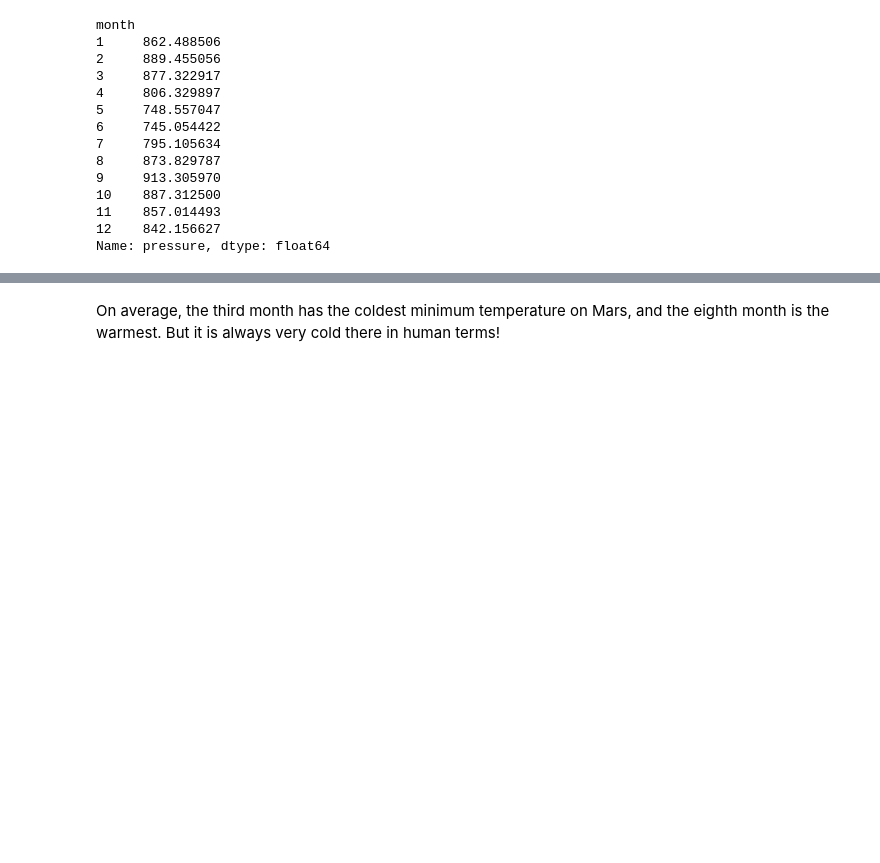
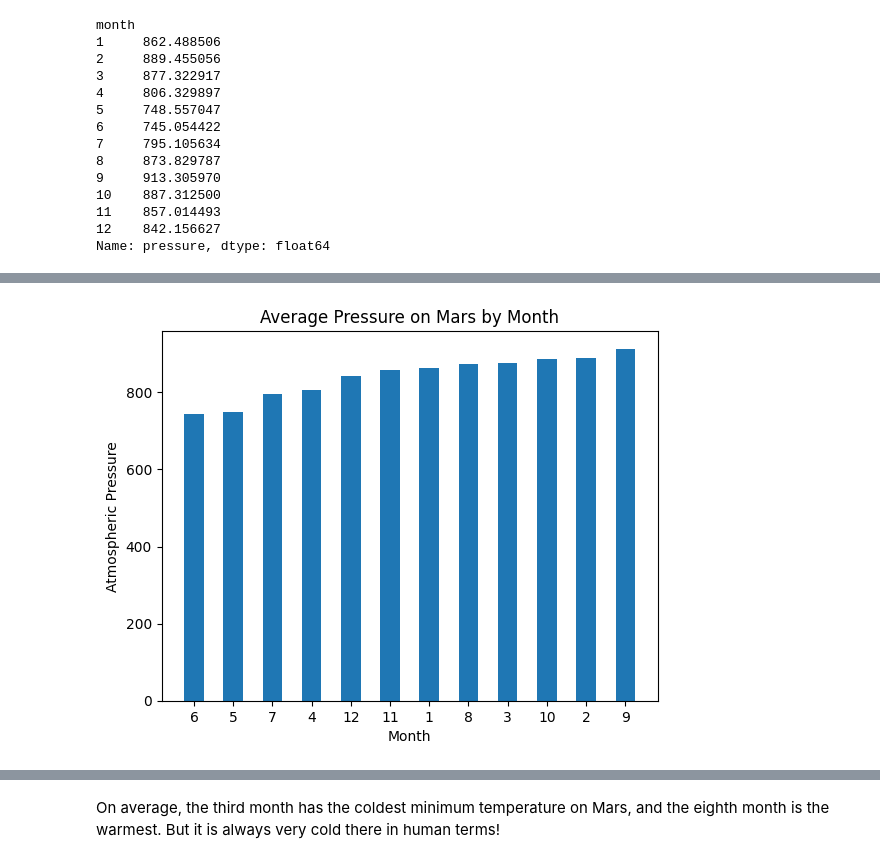
Before and after one commit to mdg1317/web-scraping-challenge, a Jupyter notebook: part_2_mars_weather.ipynb, the cells around one changed output, grey strips where cells are left out. Saved outputs shown, nothing was run; the diff lists cells and outputs as text; code cells hidden in the pictures; blank space fills up the shorter version.

```diff
--- a/part_2_mars_weather.ipynb
+++ b/part_2_mars_weather.ipynb
@@ -166,5 +185,7 @@ Name: min_temp, dtype: float64
 # %%
 # 4. Average pressure by Martian month
+avg_pressure = mars_df.groupby(["month"])["pressure"].mean()
+avg_pressure
 # %% [output]
 month
 1     862.488506
@@ -187,2 +204,12 @@ Name: pressure, dtype: float64
+# %%
+# Plot the average pressure by month
+plt.bar(avg_pressure.index, avg_pressure.sort_values(), width=0.5)
+plt.xticks(avg_pressure.index, avg_pressure.sort_values().index)
+plt.title("Average Pressure on Mars by Month")
+plt.xlabel("Month")
+plt.ylabel("Atmospheric Pressure")
+plt.show()
+# %% [output]
+[figure, added]
 # %%
 # 5. How many terrestrial (earth) days are there in a Martian year?
```
Also changed, not shown: parts of 10 cells of this notebook, 1 other file.
